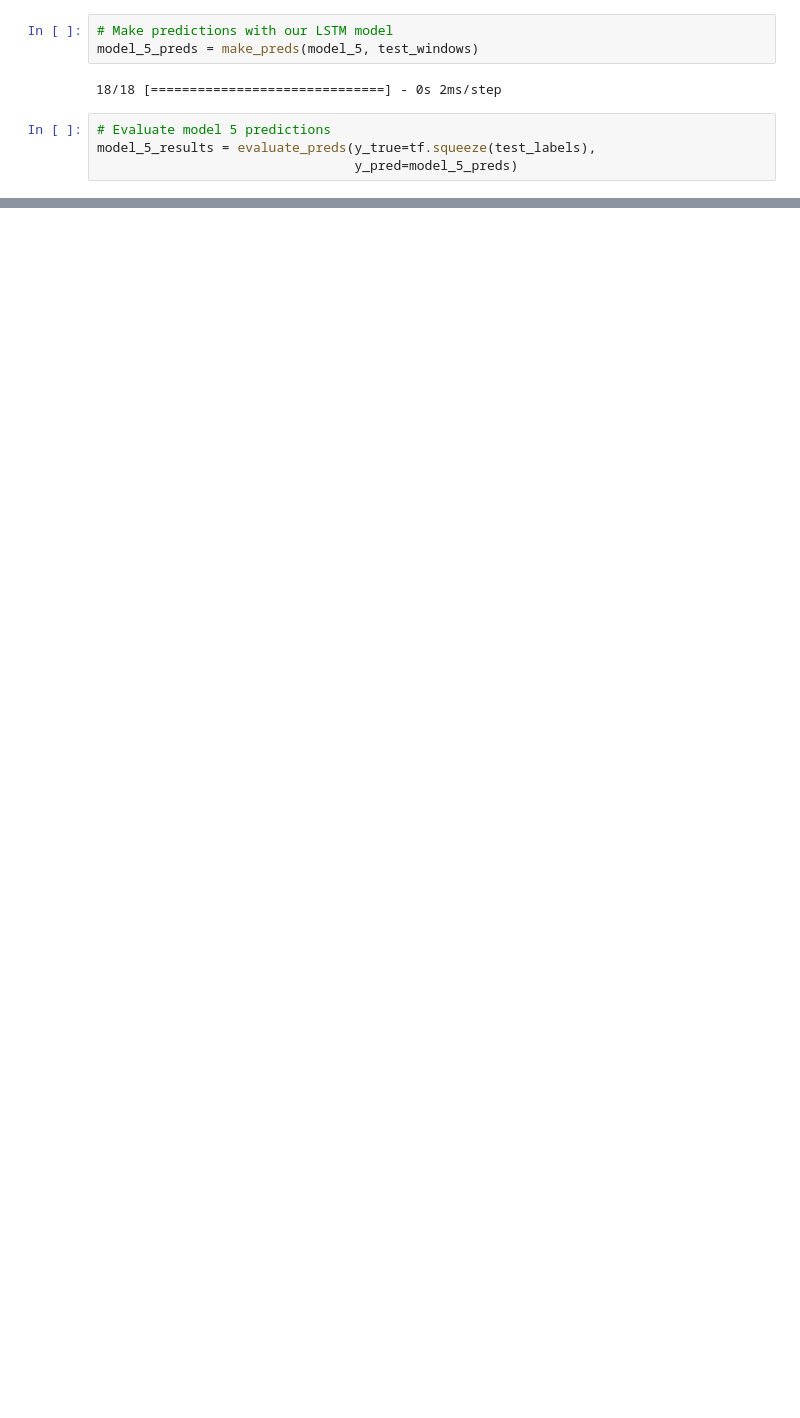
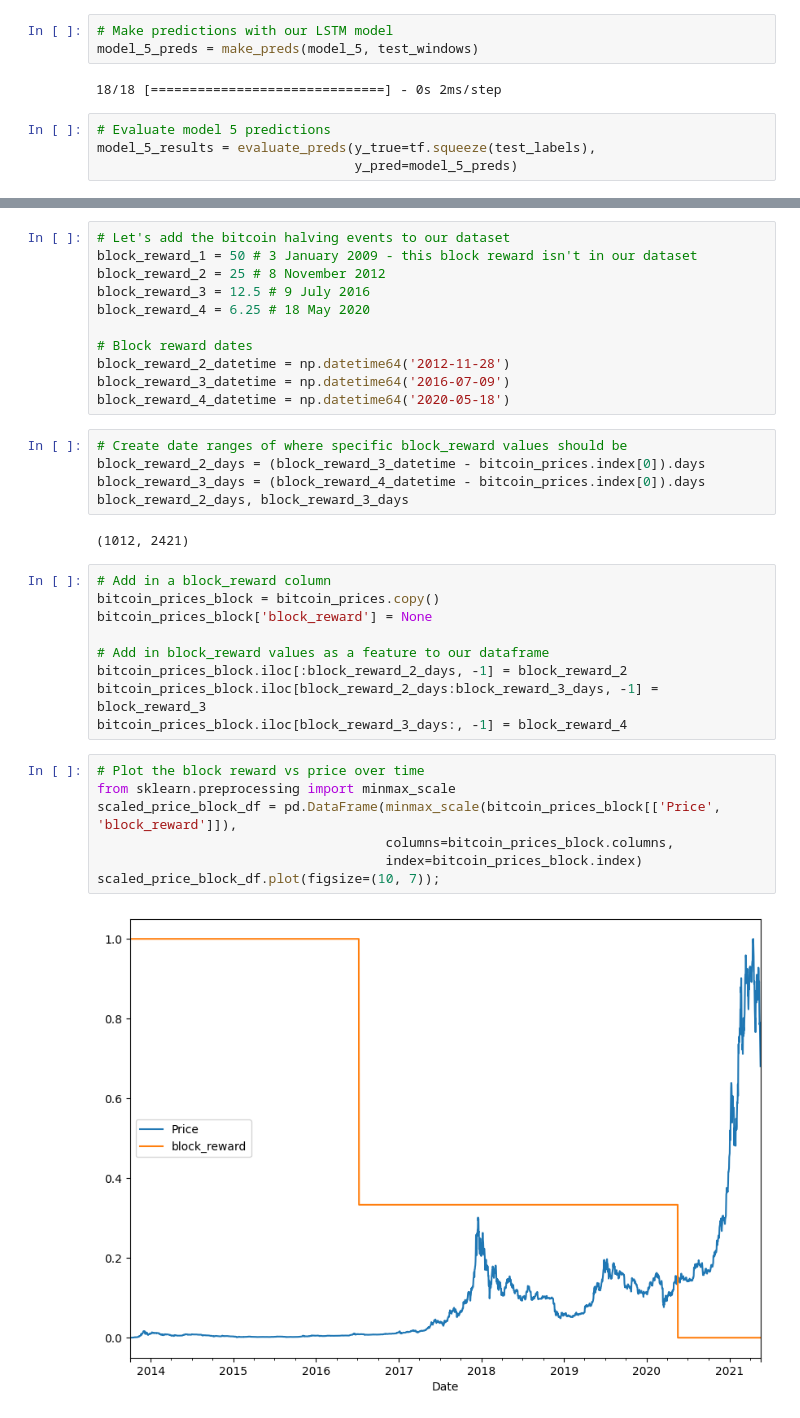
Before and after one commit to llorenscapotorres/TensorFlow, a Jupyter notebook: Time_Series/time_series_forecasting.ipynb, the cells around one changed output, grey strips where cells are left out. Saved outputs shown, nothing was run; the diff lists cells and outputs as text; blank space fills up the shorter version.

Commit message:
Adding multivariate data to make predictions

```diff
--- a/Time_Series/time_series_forecasting.ipynb
+++ b/Time_Series/time_series_forecasting.ipynb
@@ -1154,0 +1185,36 @@ model_1_results
+# %%
+# Let's add the bitcoin halving events to our dataset
+block_reward_1 = 50 # 3 January 2009 - this block reward isn't in our dataset
+block_reward_2 = 25 # 8 November 2012
+block_reward_3 = 12.5 # 9 July 2016
+block_reward_4 = 6.25 # 18 May 2020
+
+# Block reward dates
+block_reward_2_datetime = np.datetime64('2012-11-28')
+block_reward_3_datetime = np.datetime64('2016-07-09')
+block_reward_4_datetime = np.datetime64('2020-05-18')
+# %%
+# Create date ranges of where specific block_reward values should be
+block_reward_2_days = (block_reward_3_datetime - bitcoin_prices.index[0]).days
+block_reward_3_days = (block_reward_4_datetime - bitcoin_prices.index[0]).days
+block_reward_2_days, block_reward_3_days
+# %% [output]
+(1012, 2421)
+# %%
+# Add in a block_reward column
+bitcoin_prices_block = bitcoin_prices.copy()
+bitcoin_prices_block['block_reward'] = None
+
+# Add in block_reward values as a feature to our dataframe
+bitcoin_prices_block.iloc[:block_reward_2_days, -1] = block_reward_2
+bitcoin_prices_block.iloc[block_reward_2_days:block_reward_3_days, -1] = block_reward_3
+bitcoin_prices_block.iloc[block_reward_3_days:, -1] = block_reward_4
+# %%
+# Plot the block reward vs price over time
+from sklearn.preprocessing import minmax_scale
+scaled_price_block_df = pd.DataFrame(minmax_scale(bitcoin_prices_block[['Price', 'block_reward']]),
+                                     columns=bitcoin_prices_block.columns,
+                                     index=bitcoin_prices_block.index)
+scaled_price_block_df.plot(figsize=(10, 7));
+# %% [output]
+[figure, added]
```
Also changed, not shown: parts of 30 cells of this notebook, 17 other files.
